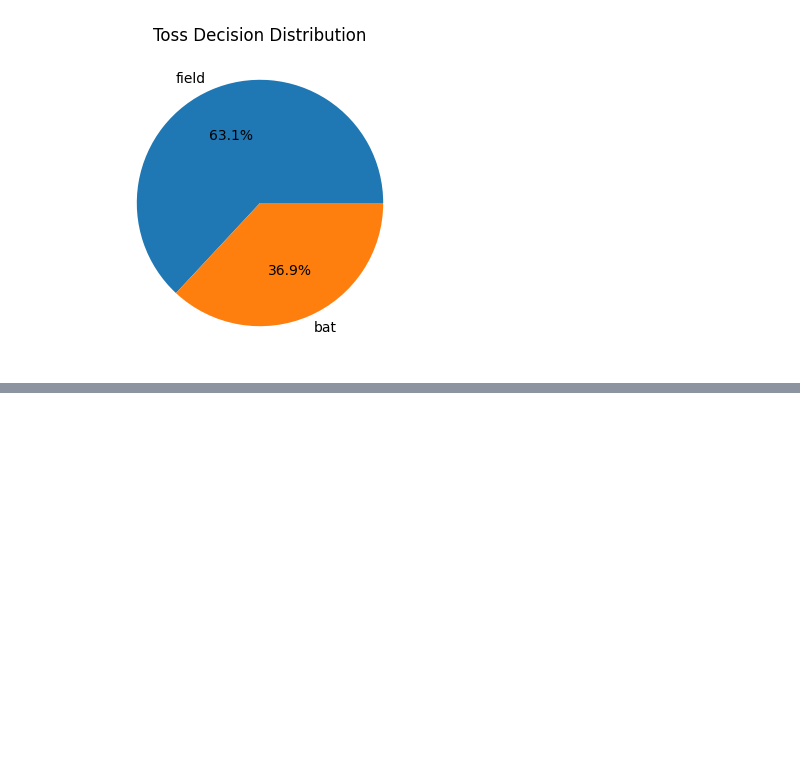
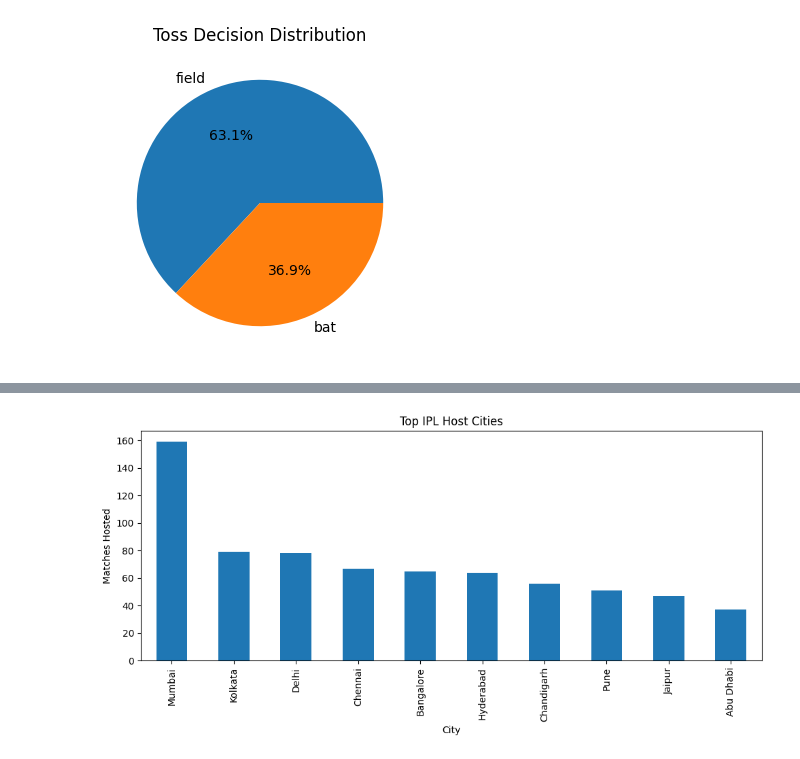
Before and after one commit to ishu-2608/IPL-Analysis, a Jupyter notebook: IPL.ipynb, the cells around one changed output, grey strips where cells are left out. Saved outputs shown, nothing was run; the diff lists cells and outputs as text; code cells hidden in the pictures; blank space fills up the shorter version.

```diff
--- a/IPL.ipynb
+++ b/IPL.ipynb
@@ -260,0 +276,15 @@ plt.show()
+# %%
+cities = df['city'].value_counts().head(10)
+
+plt.figure(figsize=(10,5))
+cities.plot(kind='bar')
+
+plt.title('Top IPL Host Cities')
+plt.xlabel('City')
+plt.ylabel('Matches Hosted')
+
+plt.tight_layout()
+plt.savefig('top_cities.png')
+plt.show()
+# %% [output]
+[figure, added]
```
Also changed, not shown: parts of 2 cells of this notebook, 3 other files.
